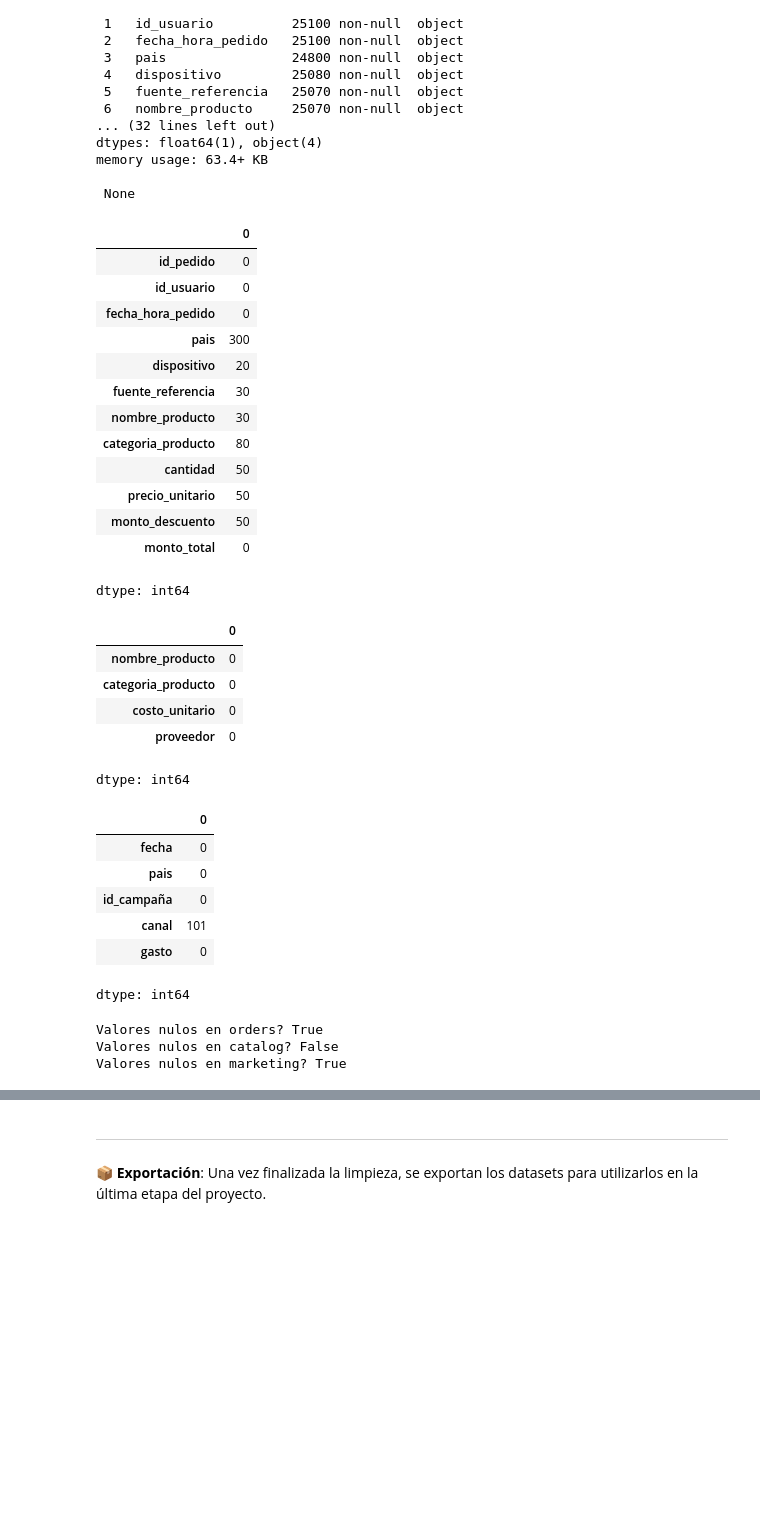
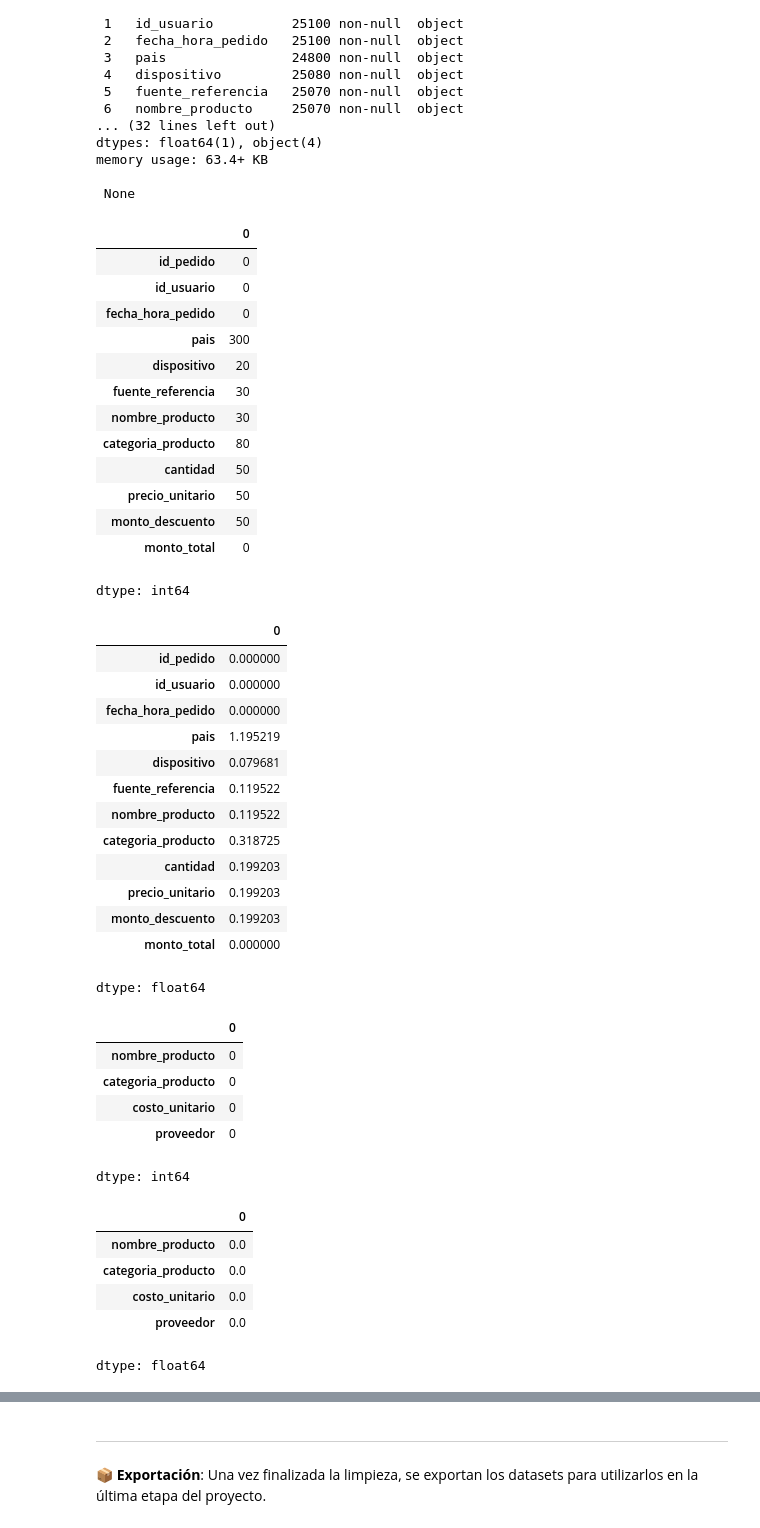
Before and after one commit to FithoGerardo/RappiPlus-Data-cleaning-and-analysis, a Jupyter notebook: notebooks/GerardoOlm-rappiplus_project.ipynb, the cells around one changed output, grey strips where cells are left out. Drawn from its saved outputs; the diff is of its cells as text; code cells hidden in the pictures; blank space fills up the shorter version.

```diff
--- a/notebooks/GerardoOlm-rappiplus_project.ipynb
+++ b/notebooks/GerardoOlm-rappiplus_project.ipynb
@@ -152,43 +152,56 @@ memory usage: 63.4+ KB
 
  None
 # %%
-display(ord.isnull().sum())
+display(ord.isnull().sum()) # cantidad valores nulos
+display(ord.isna().mean()*100) # proporción valores nulos
 display(ctl.isnull().sum())
+display(ctl.isna().mean()*100)
 display(mkt.isnull().sum())
+display(mkt.isna().mean()*100)
 print()
 
 print()
 print("Valores nulos en orders?", ord.isnull().values.any())
 print("Valores nulos en catalog?", ctl.isnull().values.any())
 print("Valores nulos en marketing?", mkt.isnull().values.any())
 # %% [output]
 |  | 0 |
 | id_pedido | 0 |
 | id_usuario | 0 |
 | fecha_hora_pedido | 0 |
 | pais | 300 |
 | dispositivo | 20 |
 | fuente_referencia | 30 |
 | nombre_producto | 30 |
 | categoria_producto | 80 |
 | cantidad | 50 |
 | precio_unitario | 50 |
 | monto_descuento | 50 |
 | monto_total | 0 |
 dtype: int64
 |  | 0 |
-| nombre_producto | 0 |
-| categoria_producto | 0 |
-| costo_unitario | 0 |
-| proveedor | 0 |
+| id_pedido | 0.000000 |
+| id_usuario | 0.000000 |
+| fecha_hora_pedido | 0.000000 |
+| pais | 1.195219 |
+| dispositivo | 0.079681 |
+| fuente_referencia | 0.119522 |
+| nombre_producto | 0.119522 |
+| categoria_producto | 0.318725 |
+| cantidad | 0.199203 |
+| precio_unitario | 0.199203 |
+| monto_descuento | 0.199203 |
+| monto_total | 0.000000 |
-dtype: int64
+dtype: float64
 |  | 0 |
-| fecha | 0 |
-| pais | 0 |
-| id_campaña | 0 |
-| canal | 101 |
-| gasto | 0 |
+| nombre_producto | 0 |
+| categoria_producto | 0 |
+| costo_unitario | 0 |
+| proveedor | 0 |
 dtype: int64
+|  | 0 |
+| nombre_producto | 0.0 |
+| categoria_producto | 0.0 |
+| costo_unitario | 0.0 |
+| proveedor | 0.0 |
-Valores nulos en orders? True
-Valores nulos en catalog? False
-Valores nulos en marketing? True
+dtype: float64
```
Also changed, not shown: parts of 5 cells of this notebook.
